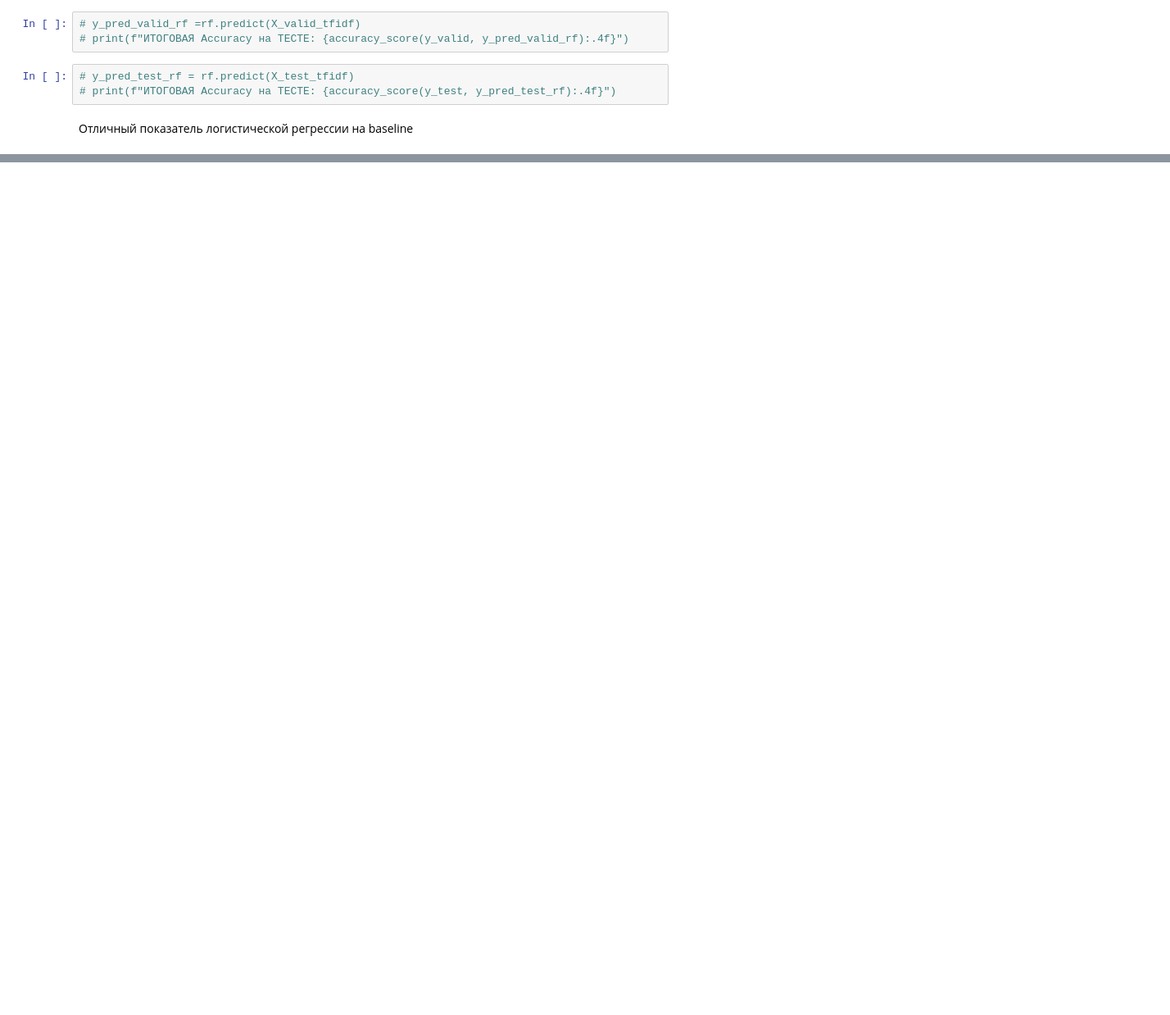
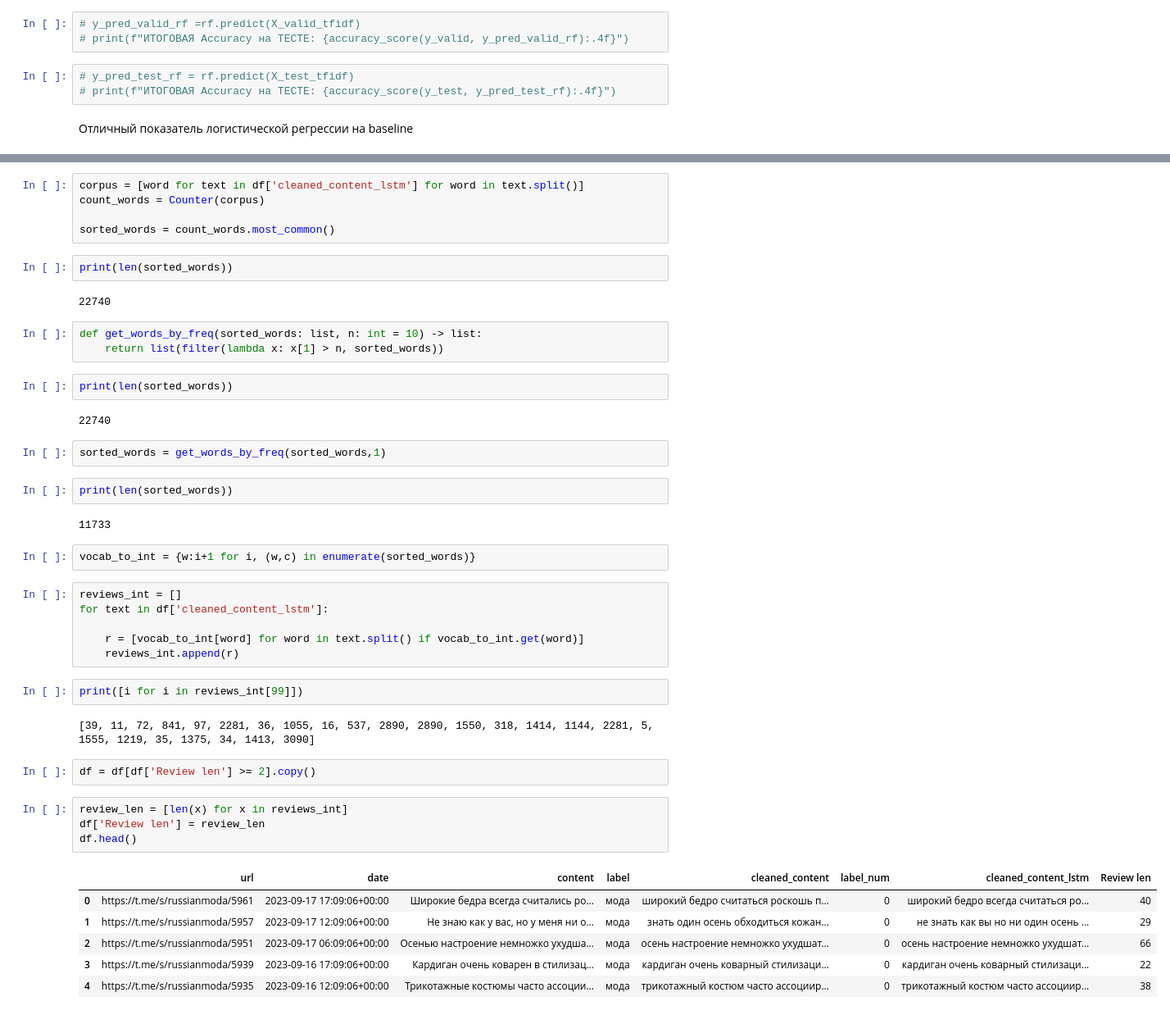
Before and after one commit to GitArkad/nlp_lora, a Jupyter notebook: clf_tg_news.ipynb, the cells around one changed output, grey strips where cells are left out. Shown at 82% size. Saved outputs shown, nothing was run; the diff lists cells and outputs as text; blank space fills up the shorter version.

```diff
--- a/clf_tg_news.ipynb
+++ b/clf_tg_news.ipynb
@@ -299,0 +594,47 @@ plt.show()
+# %%
+corpus = [word for text in df['cleaned_content_lstm'] for word in text.split()]
+count_words = Counter(corpus)
+
+sorted_words = count_words.most_common()
+# %%
+print(len(sorted_words))
+# %% [output]
+22740
+# %%
+def get_words_by_freq(sorted_words: list, n: int = 10) -> list:
+    return list(filter(lambda x: x[1] > n, sorted_words))
+# %%
+print(len(sorted_words))
+# %% [output]
+22740
+# %%
+sorted_words = get_words_by_freq(sorted_words,1)
+# %%
+print(len(sorted_words))
+# %% [output]
+11733
+# %%
+vocab_to_int = {w:i+1 for i, (w,c) in enumerate(sorted_words)}
+# %%
+reviews_int = []
+for text in df['cleaned_content_lstm']:
+
+    r = [vocab_to_int[word] for word in text.split() if vocab_to_int.get(word)]
+    reviews_int.append(r)
+# %%
+print([i for i in reviews_int[99]])
+# %% [output]
+[39, 11, 72, 841, 97, 2281, 36, 1055, 16, 537, 2890, 2890, 1550, 318, 1414, 1144, 2281, 5, 1555, 1219, 35, 1375, 34, 1413, 3090]
+# %%
+df = df[df['Review len'] >= 2].copy()
+# %%
+review_len = [len(x) for x in reviews_int]
+df['Review len'] = review_len
+df.head()
+# %% [output]
+|  | url | date | content | label | cleaned_content | label_num | cleaned_content_lstm | Review len |
+| 0 | https://t.me/s/russianmoda/5961 | 2023-09-17 17:09:06+00:00 | Широкие бедра всегда считались ро... | мода | широкий бедро считаться роскошь п... | 0 | широкий бедро всегда считаться ро... | 40 |
+| 1 | https://t.me/s/russianmoda/5957 | 2023-09-17 12:09:06+00:00 | Не знаю как у вас, но у меня ни о... | мода | знать один осень обходиться кожан... | 0 | не знать как вы но ни один осень ... | 29 |
+| 2 | https://t.me/s/russianmoda/5951 | 2023-09-17 06:09:06+00:00 | Осенью настроение немножко ухудша... | мода | осень настроение немножко ухудшат... | 0 | осень настроение немножко ухудшат... | 66 |
+| 3 | https://t.me/s/russianmoda/5939 | 2023-09-16 17:09:06+00:00 | Кардиган очень коварен в стилизац... | мода | кардиган очень коварный стилизаци... | 0 | кардиган очень коварный стилизаци... | 22 |
+| 4 | https://t.me/s/russianmoda/5935 | 2023-09-16 12:09:06+00:00 | Трикотажные костюмы часто ассоции... | мода | трикотажный костюм часто ассоциир... | 0 | трикотажный костюм часто ассоциир... | 38 |
```
Also changed, not shown: parts of 62 cells of this notebook.
